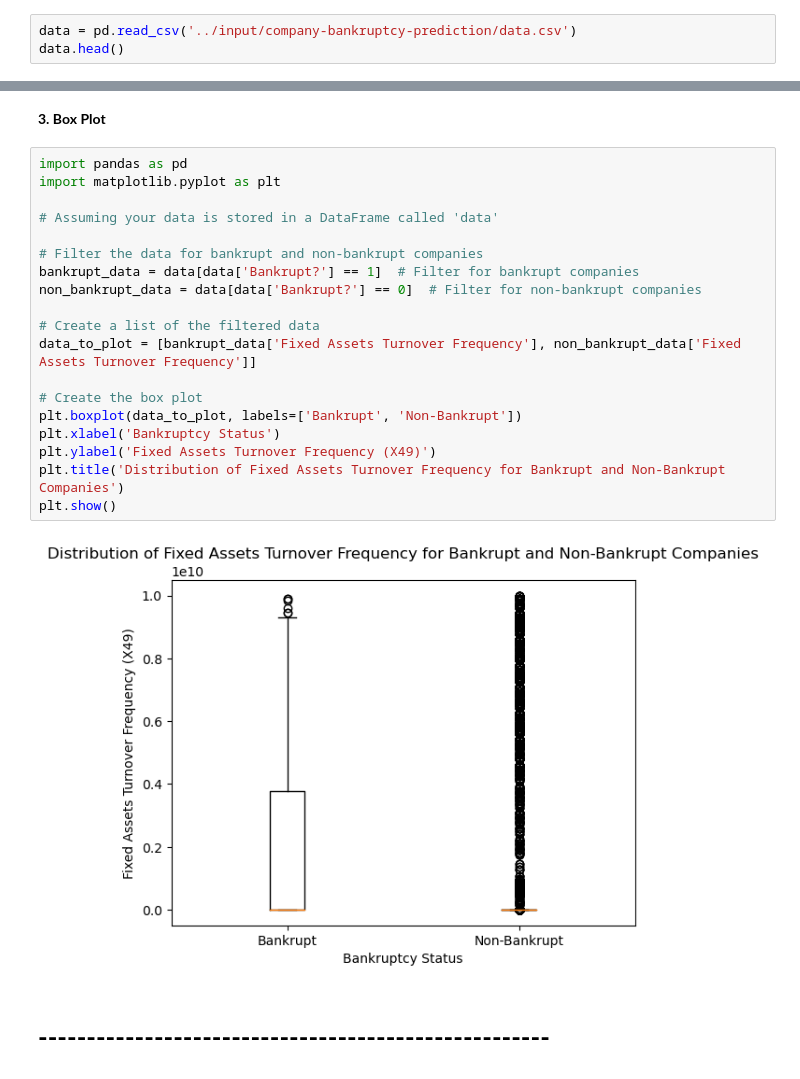
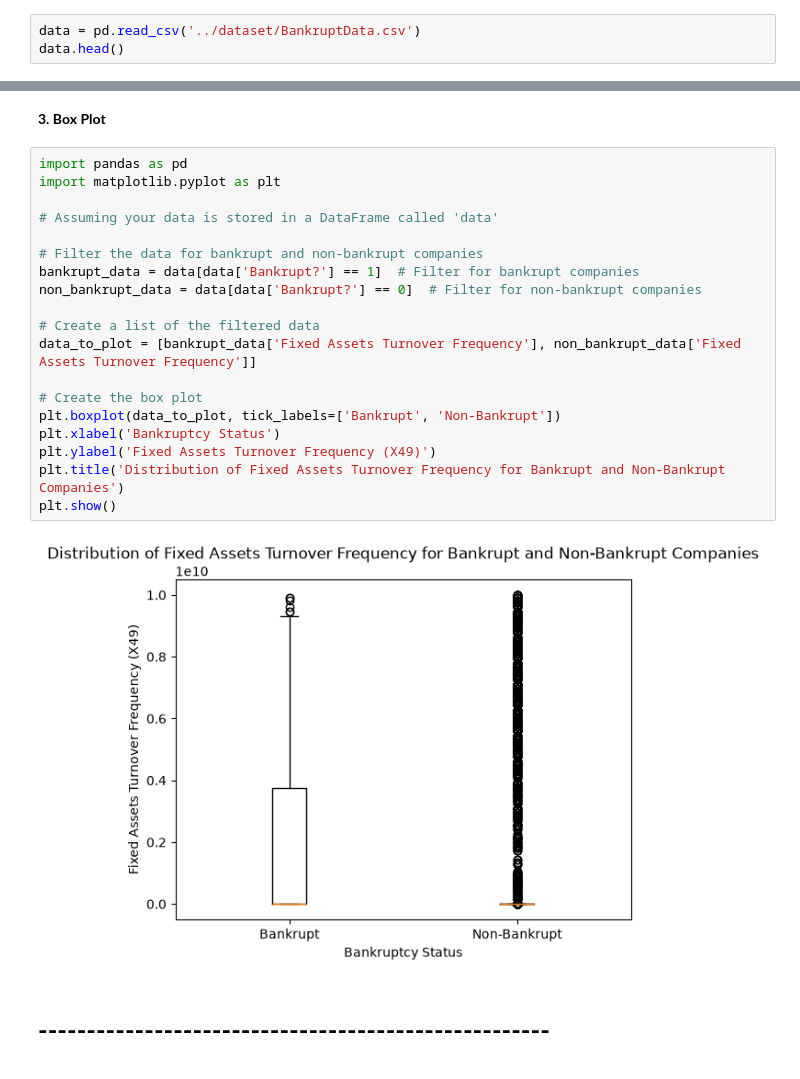
Before and after one commit to aljuhaeda/BankruptWatch, a Jupyter notebook: notebooks/BankruptWatch.ipynb, the cells around one changed output, grey strips where cells are left out. Drawn from its saved outputs; the diff is of its cells as text.

```diff
--- a/notebooks/BankruptWatch.ipynb
+++ b/notebooks/BankruptWatch.ipynb
@@ -14,5 +17,5 @@ Read Data
 # %%
-data = pd.read_csv('../input/company-bankruptcy-prediction/data.csv')
+data = pd.read_csv('../dataset/BankruptData.csv')
 data.head()
 # %% [output]
 |  | Bankrupt? | ROA(C) before interest and deprec... | ROA(A) before interest and % afte... | ROA(B) before interest and deprec... | Operating Gross Margin | ... |
@@ -118,24 +121,24 @@ plt.show()
 # %%
 import pandas as pd
 import matplotlib.pyplot as plt
 
 # Assuming your data is stored in a DataFrame called 'data'
 
 # Filter the data for bankrupt and non-bankrupt companies
 bankrupt_data = data[data['Bankrupt?'] == 1]  # Filter for bankrupt companies
 non_bankrupt_data = data[data['Bankrupt?'] == 0]  # Filter for non-bankrupt companies
 
 # Create a list of the filtered data
 data_to_plot = [bankrupt_data['Fixed Assets Turnover Frequency'], non_bankrupt_data['Fixed Assets Turnover Frequency']]
 
 # Create the box plot
-plt.boxplot(data_to_plot, labels=['Bankrupt', 'Non-Bankrupt'])
+plt.boxplot(data_to_plot, tick_labels=['Bankrupt', 'Non-Bankrupt'])
 plt.xlabel('Bankruptcy Status')
 plt.ylabel('Fixed Assets Turnover Frequency (X49)')
 plt.title('Distribution of Fixed Assets Turnover Frequency for Bankrupt and Non-Bankrupt Companies')
 plt.show()
 # %% [output]
-[figure, old version]
+[figure, new version]
 # %% [markdown]
 # **-----------------------------------------------------**
 # %% [markdown]
```
Also changed, not shown: parts of 26 cells of this notebook, 10 other files.
